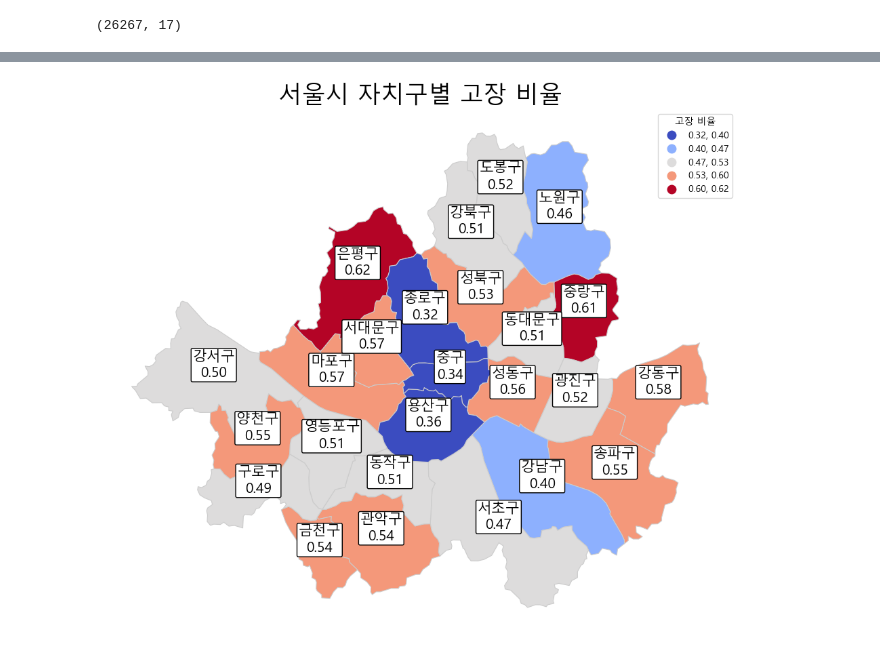
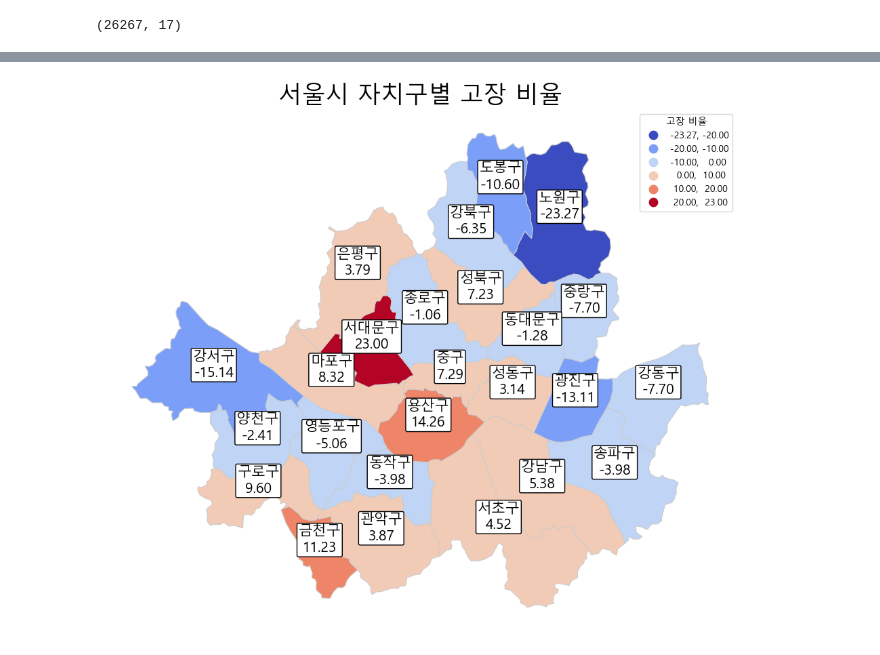
Before and after one commit to leechanhoe/data-science-project, a Jupyter notebook: 자치구와 고장의 연관성 분석.ipynb, the cells around one changed output, grey strips where cells are left out. Saved outputs shown, nothing was run; the diff lists cells and outputs as text; code cells hidden in the pictures.

```diff
--- a/자치구와 고장의 연관성 분석.ipynb
+++ b/자치구와 고장의 연관성 분석.ipynb
@@ -23,4 +72,8 @@ df_rentlog.shape
 # %%
 broken_count = df_rentlog.groupby('자치구')['고장'].sum()
 total_count = df_rentlog['자치구'].value_counts()
-broken_ratio = broken_count / total_count
+broken_ratio = broken_count / region * 100
+
+평균과의차이 = (broken_ratio - broken_ratio.mean()) / broken_ratio.mean() * 100
+print("(자치구고장비율-평균고장비율)/평균고장비율")
+평균과의차이
@@ -27,30 +99,2 @@ broken_ratio = broken_count / total_count
 # %%
 !pip install geopandas matplotlib mapclassify
-# %%
-import pandas as pd
-import geopandas as gpd
-import matplotlib.pyplot as plt
-import mapclassify
-
-# total_count 데이터프레임의 열 이름 만들기
-total_count_df = pd.DataFrame(total_count).reset_index()
-total_count_df.columns = ['자치구', '데이터개수']
-
-# 서울시 자치구 경계 데이터
-url = "https://raw.githubusercontent.com/southkorea/seoul-maps/master/kostat/2013/json/seoul_municipalities_geo_simple.json"
-seoul_districts = gpd.read_file(url)
-
-# total_count 데이터프레임와 서울 자치구 데이터 병합
-merged_data = seoul_districts.set_index('name').join(total_count_df.set_index('자치구'))
-
-# 속성별 지도 그리기
-fig, ax = plt.subplots(1, figsize=(15, 10))
-merged_data.plot(column='데이터개수', cmap='coolwarm', linewidth=0.8, edgecolor='0.8', legend=True, ax=ax, missing_kwds={'color': 'lightgrey', "label": "Missing values"})
-
-# 자치구 이름과 데이터 개수 표시
-for idx, row in merged_data.iterrows():
-    plt.annotate(text=f"{idx}\n{row['데이터개수']}", xy=row['geometry'].centroid.coords[0], horizontalalignment='center', fontsize=15, bbox=dict(facecolor='white', edgecolor='black', boxstyle='round,pad=0.1'))
-
-    ax.axis('off')
-ax.set_title('서울시 자치구별 데이터 개수', fontsize=25)
-plt.show()
@@ -59,34 +101,34 @@ plt.show()
 # %%
 import pandas as pd
 import geopandas as gpd
 import matplotlib.pyplot as plt
 import mapclassify
 
 # fault_ratio 데이터프레임의 열 이름 고치기
-fault_ratio = pd.DataFrame(broken_ratio).reset_index()
+fault_ratio = pd.DataFrame(평균과의차이).reset_index()
 fault_ratio.columns = ['자치구', '고장비율']
 
 # 서울시 자치구 경계 데이터
 url = "https://raw.githubusercontent.com/southkorea/seoul-maps/master/kostat/2013/json/seoul_municipalities_geo_simple.json"
 seoul_districts = gpd.read_file(url)
 
 # fault_ratio 데이터프레임와 서울 자치구 데이터 병합
 merged_data = seoul_districts.set_index('name').join(fault_ratio.set_index('자치구'))
 
 # 속성별 지도 그리기
 fig, ax = plt.subplots(1, figsize=(15, 10))
-bins = [0.395, 0.47, 0.53, 0.6]
+bins = [-20, -10, 0, 10, 20]
 merged_data.plot(column='고장비율', cmap='coolwarm', linewidth=0.8, edgecolor='0.8', legend=True, ax=ax, scheme='userdefined', classification_kwds={'bins': bins}, missing_kwds={'color': 'lightgrey', "label": "Missing values"}, legend_kwds={'title': '고장 비율', 'fmt': '{:.2f}'})
 
 # 자치구 이름과 고장 비율 표시
 for idx, row in merged_data.iterrows():
     plt.annotate(text=f"{idx}\n{row['고장비율']:.2f}", xy=row['geometry'].centroid.coords[0], horizontalalignment='center', fontsize=15, bbox=dict(facecolor='white', edgecolor='black', boxstyle='round,pad=0.1'))
 
 ax.axis('off')
 ax.set_title('서울시 자치구별 고장 비율', fontsize=25)
 plt.show()
 # %% [output]
-[figure, old version]
+[figure, new version]
 # %% [markdown]
 ## 분석 결과
 
```
Also changed, not shown: parts of 6 cells of this notebook.
